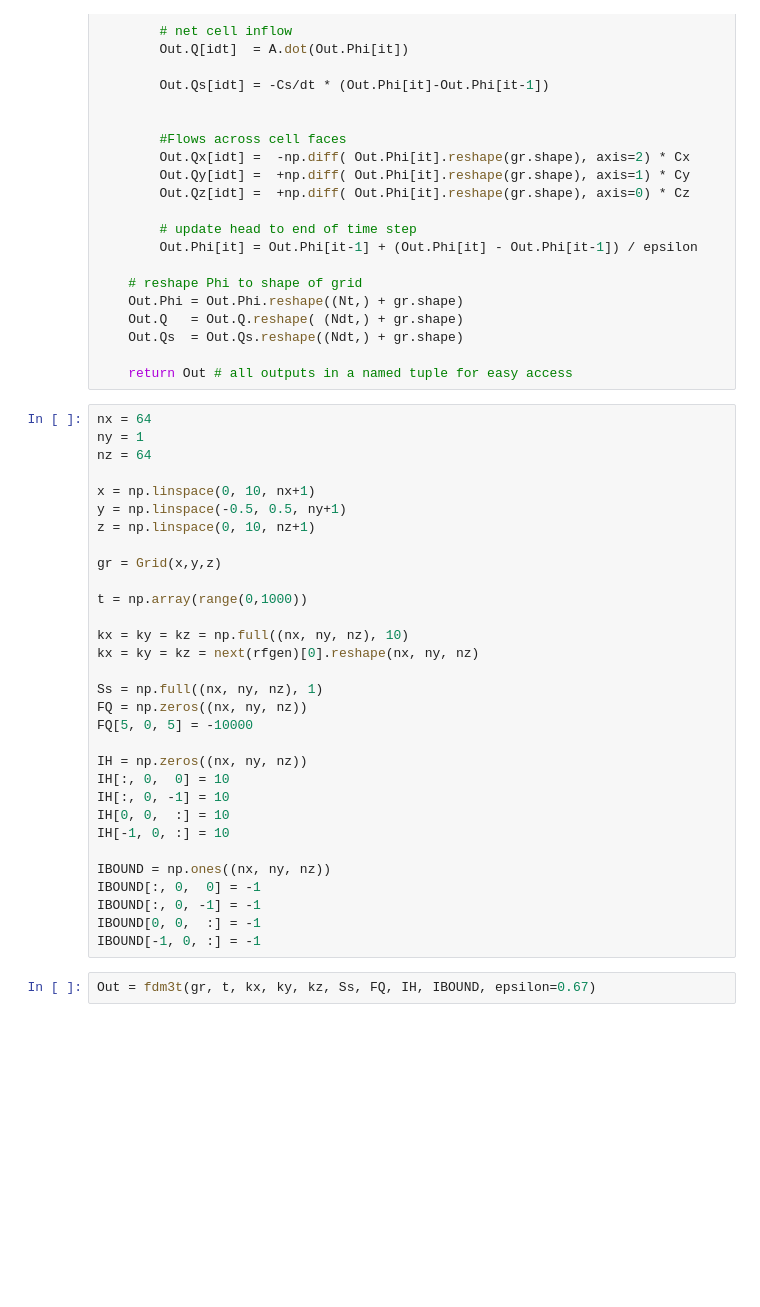
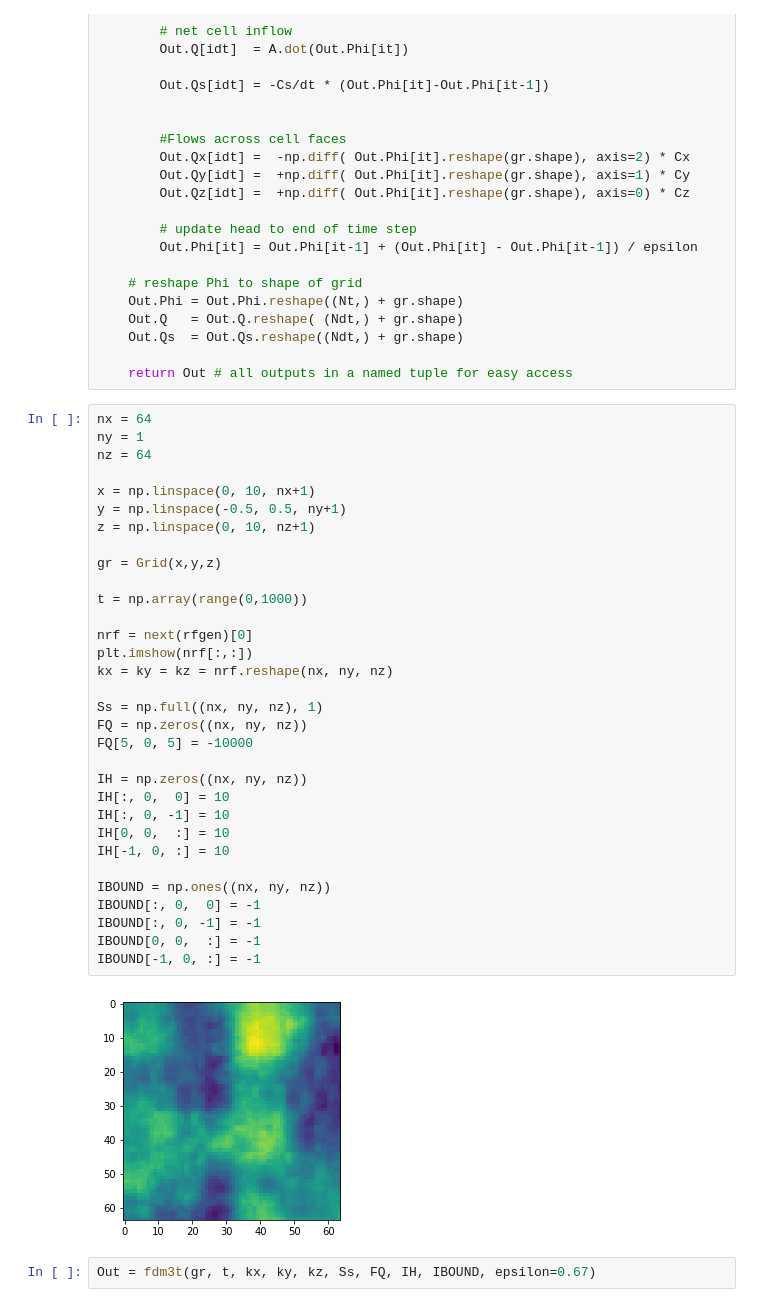
Before and after one commit to mlttac/AUNet_gwf, a Jupyter notebook: Darcy2DSolver.ipynb, the cells around one changed output. Drawn from its saved outputs; the diff is of its cells as text; blank space fills up the shorter version.

```diff
--- a/Darcy2DSolver.ipynb
+++ b/Darcy2DSolver.ipynb
@@ -1428,34 +1428,37 @@ def fdm3t(gr, t, kx, ky, kz, Ss, FQ, HI, IBOUND, epsilon=0.67):
 # %%
 nx = 64
 ny = 1
 nz = 64
 
 x = np.linspace(0, 10, nx+1)
 y = np.linspace(-0.5, 0.5, ny+1)
 z = np.linspace(0, 10, nz+1)
 
 gr = Grid(x,y,z)
 
 t = np.array(range(0,1000))
 
-kx = ky = kz = np.full((nx, ny, nz), 10)
-kx = ky = kz = next(rfgen)[0].reshape(nx, ny, nz)
+nrf = next(rfgen)[0]
+plt.imshow(nrf[:,:])
+kx = ky = kz = nrf.reshape(nx, ny, nz)
 
 Ss = np.full((nx, ny, nz), 1)
 FQ = np.zeros((nx, ny, nz))
 FQ[5, 0, 5] = -10000
 
 IH = np.zeros((nx, ny, nz))
 IH[:, 0,  0] = 10
 IH[:, 0, -1] = 10
 IH[0, 0,  :] = 10
 IH[-1, 0, :] = 10
 
 IBOUND = np.ones((nx, ny, nz))
 IBOUND[:, 0,  0] = -1
 IBOUND[:, 0, -1] = -1
 IBOUND[0, 0,  :] = -1
 IBOUND[-1, 0, :] = -1
+# %% [output]
+[figure, added]
 # %%
 Out = fdm3t(gr, t, kx, ky, kz, Ss, FQ, IH, IBOUND, epsilon=0.67)
 # %%
```
Also changed, not shown: parts of 2 cells of this notebook.
